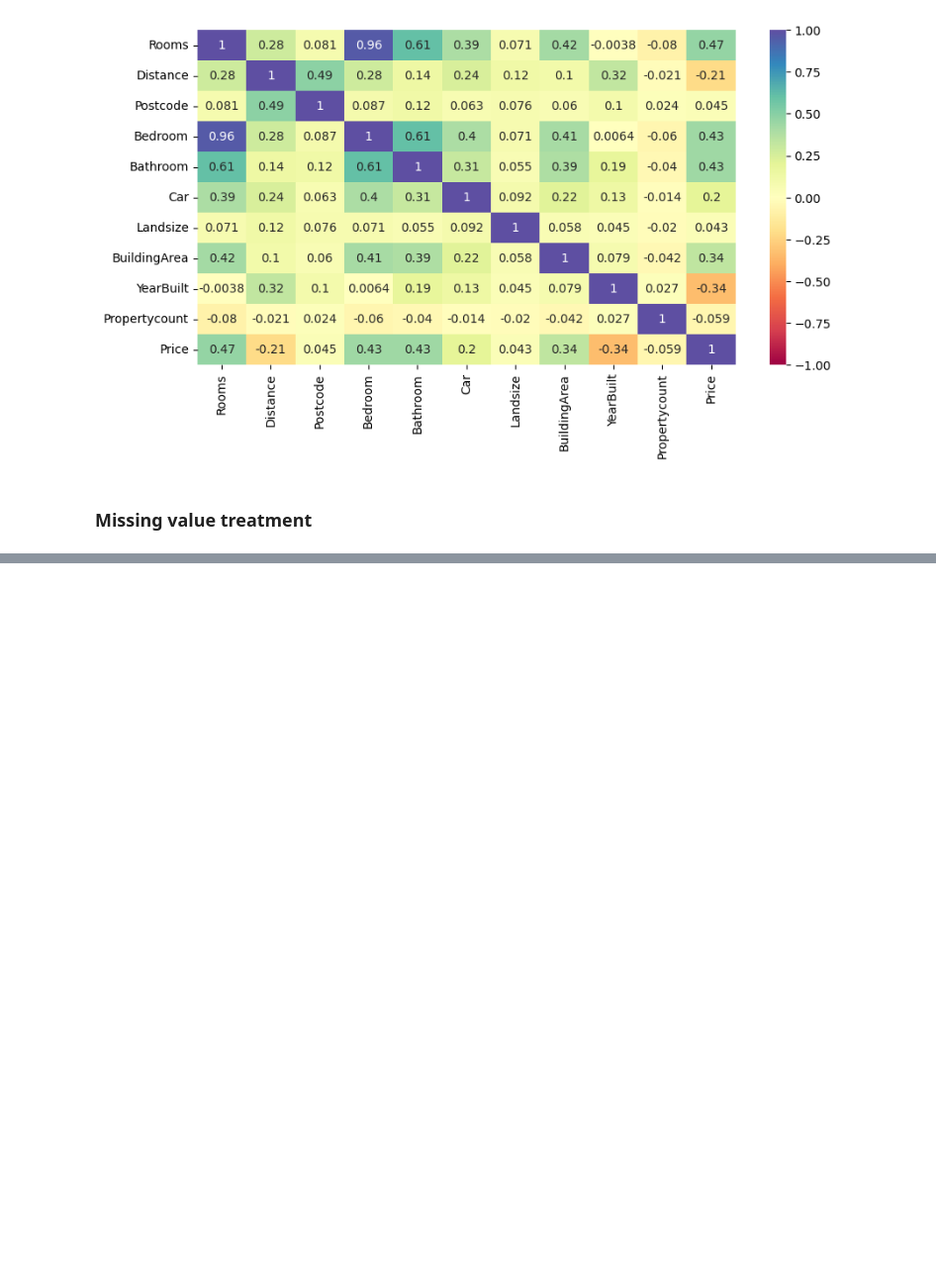
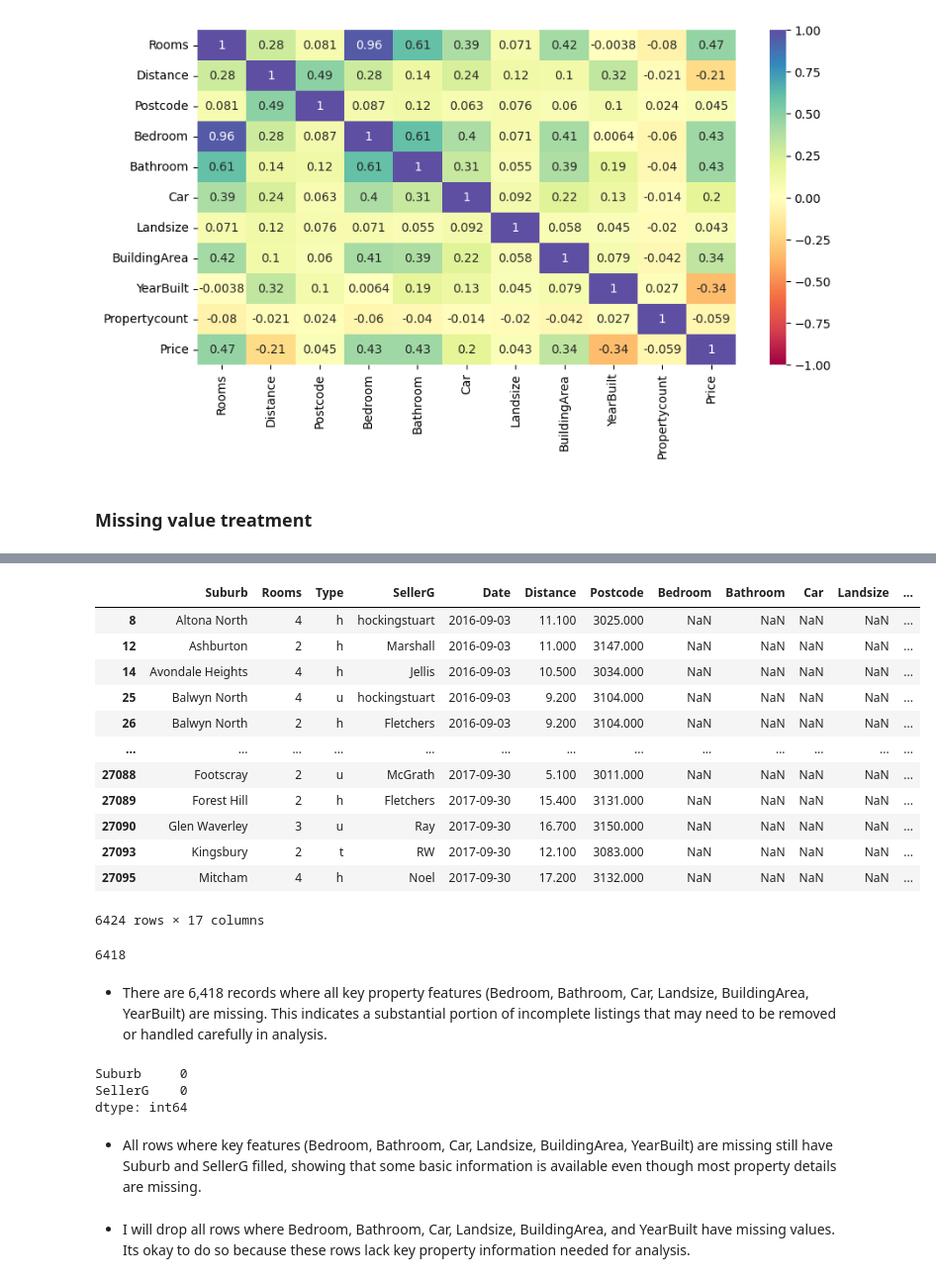
Before and after one commit to Nnaemeka-ch/Melbourne_Housing_Analysis, a Jupyter notebook: Melbourne_housing.ipynb, the cells around one changed output, grey strips where cells are left out. Shown: that part at 99% size. Drawn from its saved outputs; the diff is of its cells as text; code cells hidden in the pictures; blank space fills up the shorter version.

```diff
--- a/Melbourne_housing.ipynb
+++ b/Melbourne_housing.ipynb
@@ -442,0 +482,6 @@ plt.show()
+# %%
+# Drop rows where Distance is null
+df.drop(df[df['Distance'].isnull()].index, axis=0, inplace=True)
+
+# Reset the index
+df.reset_index(drop=True, inplace=True)
@@ -442,0 +499,43 @@ plt.show()
+# %%
+# extracting all the information of other variable where Bedroom is null
+df.loc[df['Bedroom'].isnull()]
+# %% [output]
+|  | Suburb | Rooms | Type | SellerG | Date | Distance | Postcode | Bedroom | Bathroom | Car | Landsize | ... |
+| 8 | Altona North | 4 | h | hockingstuart | 2016-09-03 | 11.100 | 3025.000 | NaN | NaN | NaN | NaN | ... |
+| 12 | Ashburton | 2 | h | Marshall | 2016-09-03 | 11.000 | 3147.000 | NaN | NaN | NaN | NaN | ... |
+| 14 | Avondale Heights | 4 | h | Jellis | 2016-09-03 | 10.500 | 3034.000 | NaN | NaN | NaN | NaN | ... |
+| 25 | Balwyn North | 4 | u | hockingstuart | 2016-09-03 | 9.200 | 3104.000 | NaN | NaN | NaN | NaN | ... |
+| 26 | Balwyn North | 2 | h | Fletchers | 2016-09-03 | 9.200 | 3104.000 | NaN | NaN | NaN | NaN | ... |
+| ... | ... | ... | ... | ... | ... | ... | ... | ... | ... | ... | ... | ... |
+| 27088 | Footscray | 2 | u | McGrath | 2017-09-30 | 5.100 | 3011.000 | NaN | NaN | NaN | NaN | ... |
+| 27089 | Forest Hill | 2 | h | Fletchers | 2017-09-30 | 15.400 | 3131.000 | NaN | NaN | NaN | NaN | ... |
+| 27090 | Glen Waverley | 3 | u | Ray | 2017-09-30 | 16.700 | 3150.000 | NaN | NaN | NaN | NaN | ... |
+| 27093 | Kingsbury | 2 | t | RW | 2017-09-30 | 12.100 | 3083.000 | NaN | NaN | NaN | NaN | ... |
+| 27095 | Mitcham | 4 | h | Noel | 2017-09-30 | 17.200 | 3132.000 | NaN | NaN | NaN | NaN | ... |
+6424 rows × 17 columns
+# %%
+# Lets do a count of all rows where Bedroom, Bathroom, Car, Landsize, BuildingArea, YearBuilt have NaN values
+cols = ['Bedroom', 'Bathroom', 'Car', 'Landsize', 'BuildingArea', 'YearBuilt']
+
+# Select rows where all these columns are NaN
+rows_with_all_nan = df.loc[df[cols].isnull().all(axis=1)]
+
+# Count rows where all selected columns are NaN
+count = df[cols].isnull().all(axis=1).sum()
+print(count)
+# %% [output]
+6418
+# %% [markdown]
+* There are 6,418 records where all key property features (Bedroom, Bathroom, Car, Landsize, BuildingArea, YearBuilt) are missing. This indicates a substantial portion of incomplete listings that may need to be removed or handled carefully in analysis.
+# %%
+# Suburb and seller information for rows where all key features are missing
+nan_missing = df.loc[df[cols].isnull().all(axis=1), ['Suburb', 'SellerG']]
+nan_missing.isnull().sum()
+# %% [output]
+Suburb     0
+SellerG    0
+dtype: int64
+# %% [markdown]
+* All rows where key features (Bedroom, Bathroom, Car, Landsize, BuildingArea, YearBuilt) are missing still have Suburb and SellerG filled, showing that some basic information is available even though most property details are missing.
+# %% [markdown]
+* I will drop all rows where Bedroom, Bathroom, Car, Landsize, BuildingArea, and YearBuilt have missing values. Its okay to do so because these rows lack key property information needed for analysis.
```
Also changed, not shown: parts of 12 cells of this notebook.
